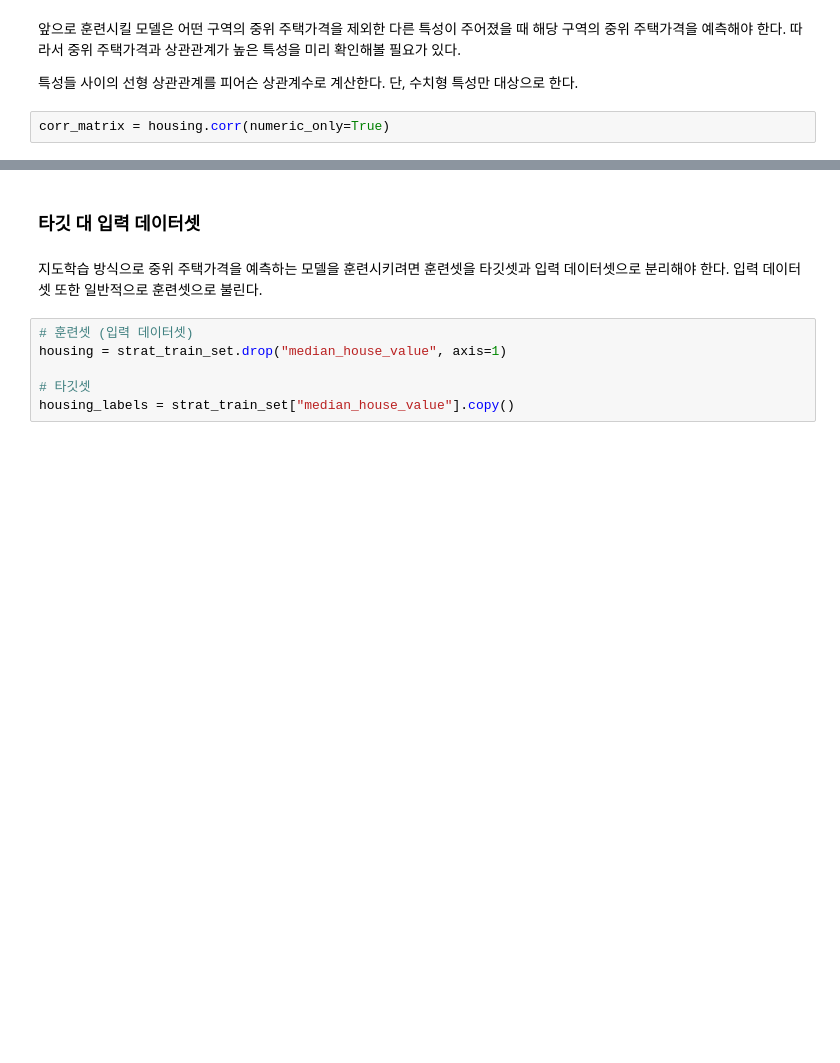
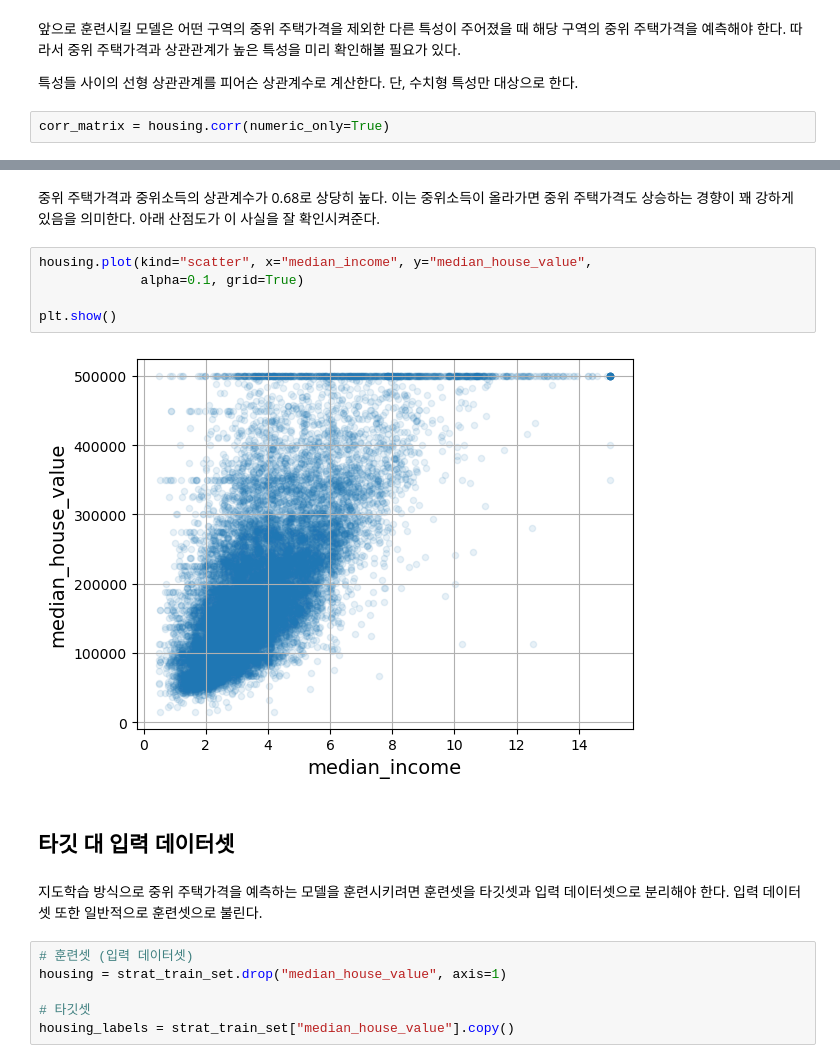
Before and after one commit to codingalzi/code-workout-ml, a Jupyter notebook: p1_lab_end2end_regression.ipynb, the cells around one changed output, grey strips where cells are left out. Drawn from its saved outputs; the diff is of its cells as text; blank space fills up the shorter version.

```diff
--- a/p1_lab_end2end_regression.ipynb
+++ b/p1_lab_end2end_regression.ipynb
@@ -216,5 +393,16 @@ corr_matrix = housing.corr(numeric_only=True)
+# %% [markdown]
+중위 주택가격과 중위소득의 상관계수가 0.68로 상당히 높다.
+이는 중위소득이 올라가면 중위 주택가격도 상승하는 경향이 꽤 강하게 있음을 의미한다.
+아래 산점도가 이 사실을 잘 확인시켜준다.
+# %%
+housing.plot(kind="scatter", x="median_income", y="median_house_value",
+             alpha=0.1, grid=True)
+
+plt.show()
+# %% [output]
+[figure, added]
 # %% [markdown]
-### 타깃 대 입력 데이터셋
+## 타깃 대 입력 데이터셋
 # %% [markdown]
 지도학습 방식으로 중위 주택가격을 예측하는 모델을 훈련시키려면
 훈련셋을 타깃셋과 입력 데이터셋으로 분리해야 한다.
```
Also changed, not shown: parts of 283 cells of this notebook, 2 other files.
